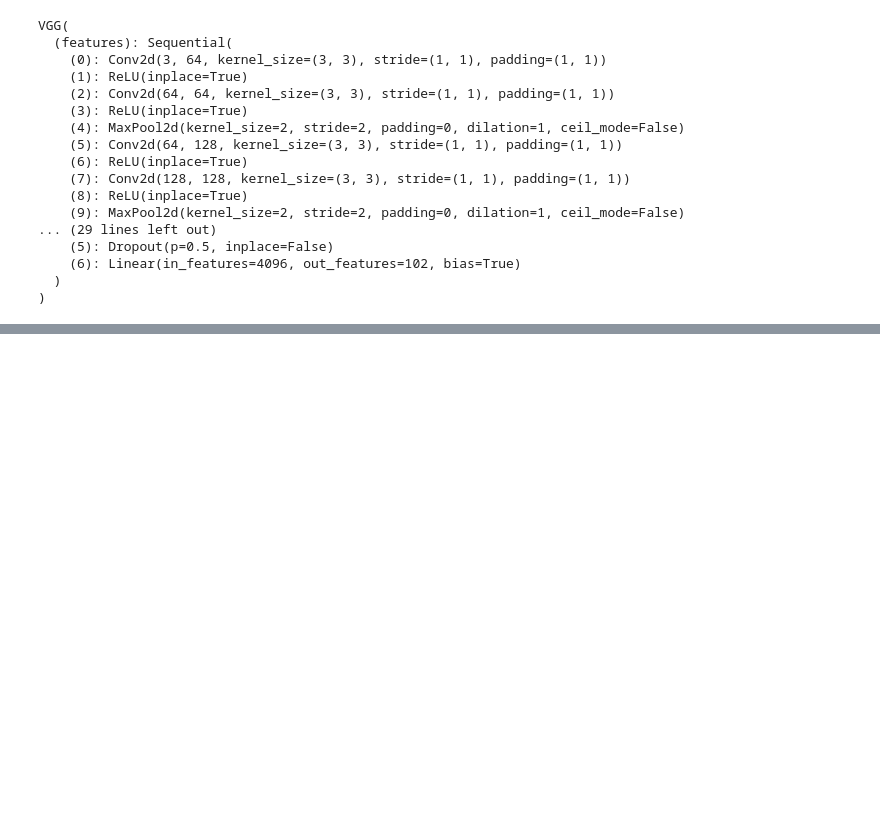
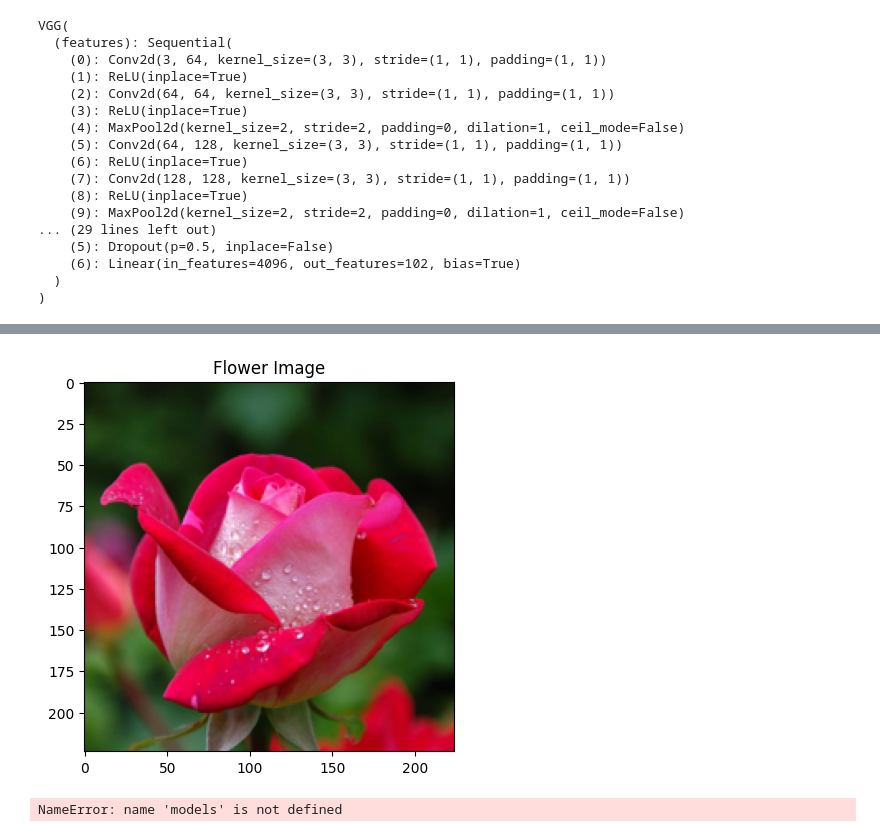
Before and after one commit to Nsimaar99/Nsima-Project, a Jupyter notebook: Copy_of_AIPND_image_classifier_project.ipynb, the cells around one changed output, grey strips where cells are left out. Drawn from its saved outputs; the diff is of its cells as text; code cells hidden in the pictures; blank space fills up the shorter version.

```diff
--- a/Copy_of_AIPND_image_classifier_project.ipynb
+++ b/Copy_of_AIPND_image_classifier_project.ipynb
@@ -314,0 +503,50 @@ Unique labels: tensor([  5,  11,  14,  21,  22,  25,  26,  27,  32,  34,  35,  3
+# %%
+def imshow(image, ax=None, title=None):
+    if ax is None:
+        fig, ax = plt.subplots()
+
+    # Convert tensor to numpy
+    image = image.numpy().transpose((1, 2, 0))
+
+    # Denormalize
+    mean = np.array([0.485, 0.456, 0.406])
+    std = np.array([0.229, 0.224, 0.225])
+    image = std * image + mean
+    image = np.clip(image, 0, 1)
+
+    ax.imshow(image)
+    if title:
+        ax.set_title(title)
+    plt.show()
+
+image_path = 'downloaded_image.jpg'
+processed_image = process_image(image_path)
+imshow(processed_image, title="Flower Image")
+# %% [output]
+[figure, added]
+# %%
+# Load a pre-trained VGG16 model
+model = models.vgg16(pretrained=False)
+
+# Define a new classifier (ensure that the output size matches the number of classes)
+new_classifier = nn.Sequential(
+    nn.Linear(in_features=25088, out_features=4096),
+    nn.ReLU(inplace=True),
+    nn.Dropout(p=0.5),
+    nn.Linear(in_features=4096, out_features=4096),
+    nn.ReLU(inplace=True),
+    nn.Dropout(p=0.5),
+    nn.Linear(in_features=4096, out_features=102)  # Assuming 102 classes
+)
+
+# Replace the model's classifier
+model.classifier = new_classifier
+
+# Load the checkpoint
+checkpoint = torch.load('model_checkpoint.pth')  # Ensure the path is correct
+model.load_state_dict(checkpoint['model_state_dict'])
+
+# Ensure class_to_idx is available in the checkpoint
+class_to_idx = checkpoint['class_to_idx']  # Assuming this was saved in your checkpoint
+# %% [output]
+NameError: name 'models' is not defined
```
Also changed, not shown: parts of 8 cells of this notebook.
